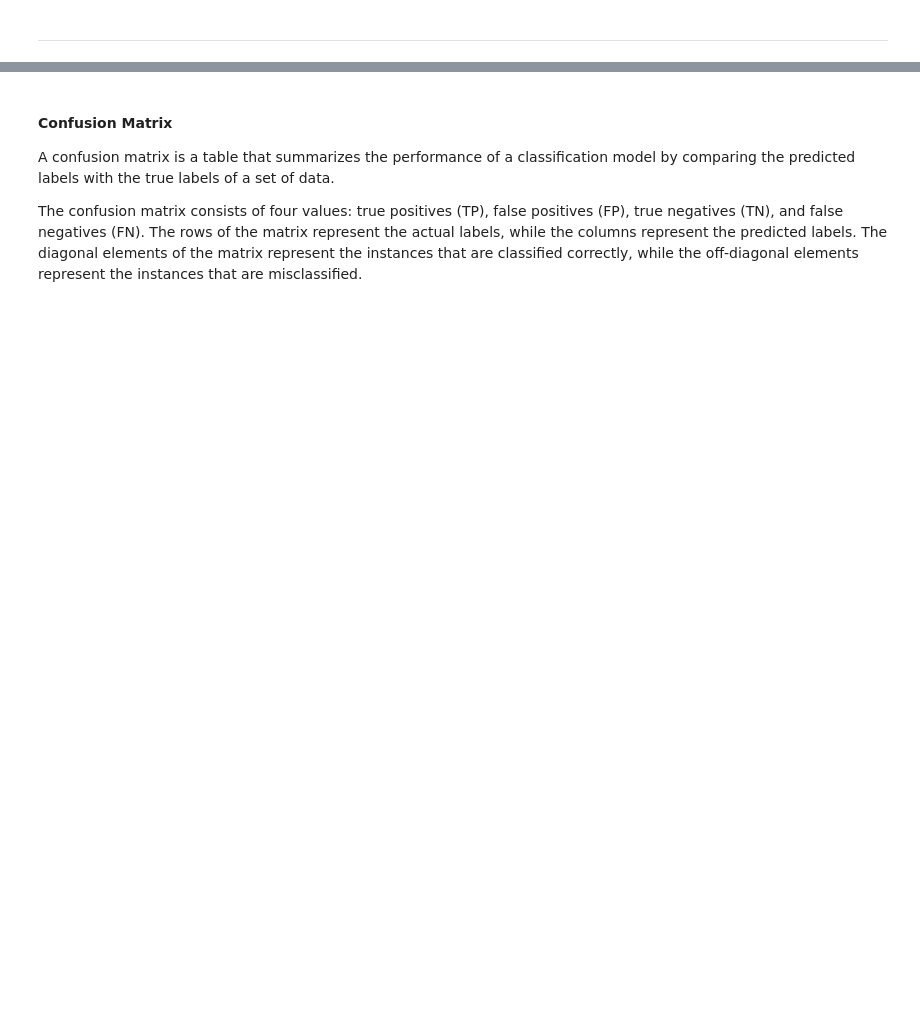
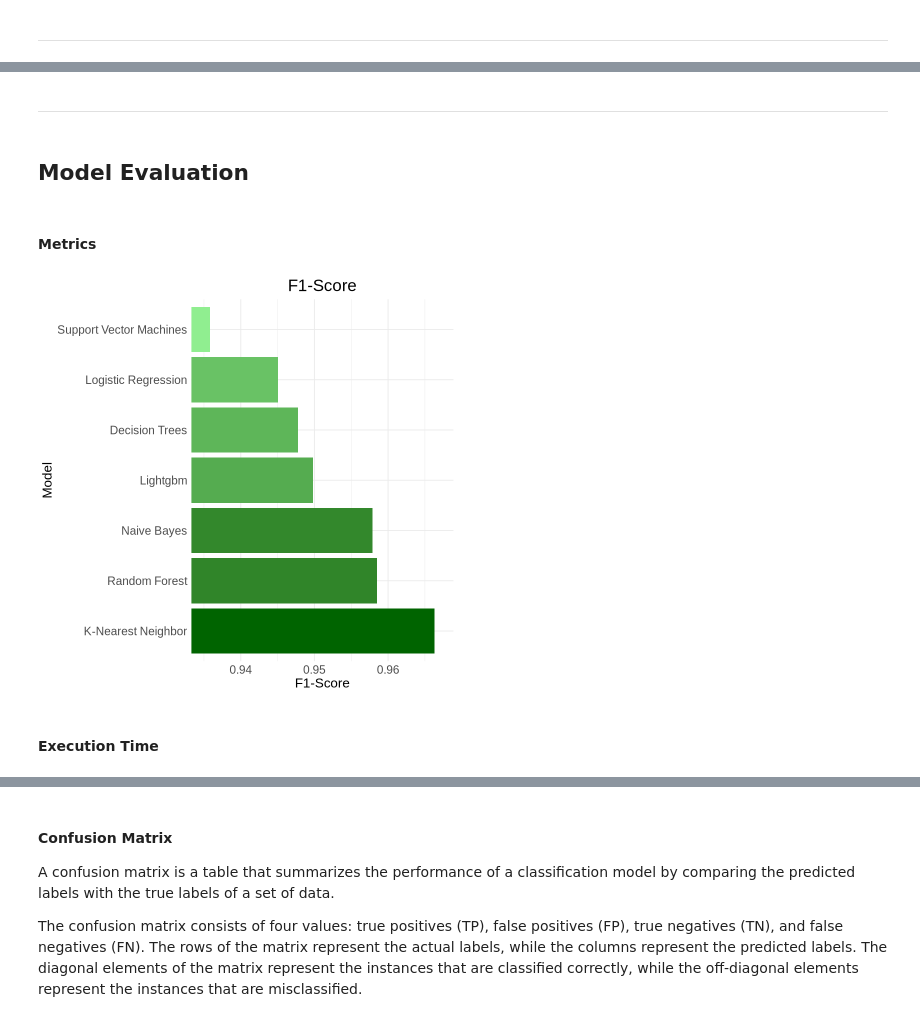
Before and after one commit to wekeo/wekeo4land, a Jupyter notebook: notebooks/ml-grassland-classification/R_2_model_selection.ipynb, the cells around one changed output, grey strips where cells are left out. Drawn from its saved outputs; the diff is of its cells as text; code cells hidden in the pictures; blank space fills up the shorter version.

```diff
--- a/notebooks/ml-grassland-classification/R_2_model_selection.ipynb
+++ b/notebooks/ml-grassland-classification/R_2_model_selection.ipynb
@@ -401,2 +298,36 @@ plot_dict(f1, 'Models F1-Score', 'F1-Score', 'Model')
+# %% [markdown]
+<hr>
+# %% [markdown]
+## Model Evaluation
+# %% [markdown]
+#### Metrics
+# %%
+plot_dict <- function(data, title, x_label, y_label) {
+  # Convert input data to a data frame
+  df <- data.frame(metric = as.numeric(unlist(data)), model = names(data))
+
+  # Sort the DataFrame by the metric column
+  df$model <- factor(df$model, levels = df$model[order(-df$metric)])
+
+  # Create the plot
+  ggplot(df, aes(x = metric, y = model)) +
+    geom_bar(stat = "identity", aes(fill = metric), show.legend = FALSE) +
+    scale_fill_gradient(low = "lightgreen", high = "darkgreen") +
+    coord_cartesian(xlim = c(min(df$metric) * 0.999, max(df$metric) * 1.001)) + # Adjust the view without dropping data
+    theme_minimal() +
+    labs(title = title, x = x_label, y = y_label) +
+    theme(
+      plot.title = element_text(hjust = 0.5, size = 20),
+      axis.title.x = element_text(size = 16),
+      axis.title.y = element_text(size = 16),
+      axis.text = element_text(size = 14)
+    )
+}
+# %%
+plot_dict(f1, 'F1-Score', 'F1-Score', 'Model')
+# %% [output]
+[figure, added]
+# %% [markdown]
+#### Execution Time
 # %%
 plot_dict(time_usage, 'Training Execution Time', 'Time (s)', 'Model')
```
Also changed, not shown: parts of 72 cells of this notebook, 5 other files.
